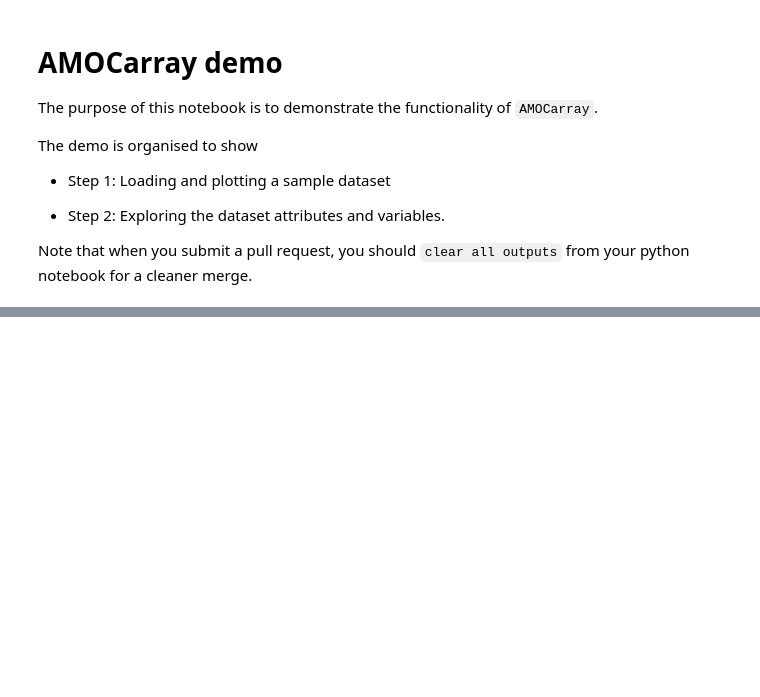
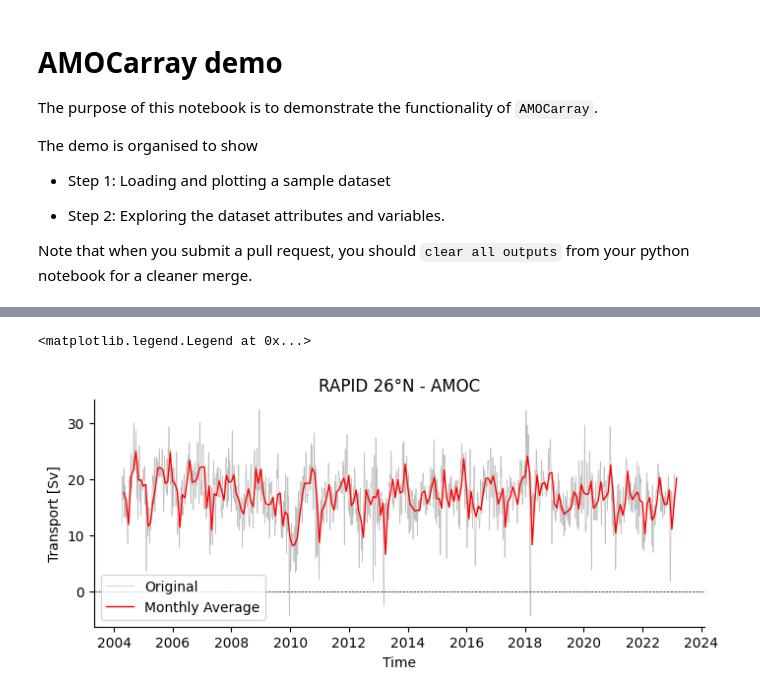
Before and after one commit to eleanorfrajka/MOC-transport, a Jupyter notebook: notebooks/demo.ipynb, the cells around one changed output, grey strips where cells are left out. Cells and saved outputs as stored; diff of their text form; code cells hidden in the pictures; blank space fills up the shorter version.

```diff
--- a/notebooks/demo.ipynb
+++ b/notebooks/demo.ipynb
@@ -34,27 +53,30 @@ plotters.show_contents(ds)
 # %%
 import matplotlib.pyplot as plt
 
 # Resample the dataset to monthly averages
-ds_monthly = ds.resample(time='M').mean()
+ds_monthly = ds.resample(time='ME').mean()
 
 # Initialize the figure and axes with a specific figure size
 fig, axes = plt.subplots(figsize=(8, 3))
 
 # Plot the original dataset in thin grey
-ds['moc_mar_hc10'].plot(ax=axes, color='grey', alpha=0.5, linewidth=0.5, label='Original')
+plt.plot(ds['time'], ds['moc_mar_hc10'], color='grey', alpha=0.5, linewidth=0.5, label='Original')
 
 # Plot the monthly averaged dataset in thick red
-ds_monthly['moc_mar_hc10'].plot(ax=axes, color='red', linewidth=1, label='Monthly Average')
-axes.axhline(0, color='black', linestyle='--', linewidth=0.5)
+plt.plot(ds_monthly['time'], ds_monthly['moc_mar_hc10'], color='red', linewidth=1, label='Monthly Average')
+
+# Add a horizontal line at y=0
+plt.axhline(0, color='black', linestyle='--', linewidth=0.5)
+
 # Customize the axes
 axes.spines['top'].set_visible(False)
 axes.spines['right'].set_visible(False)
 
 # Add title and labels
-axes.set_title('RAPID 26°N - AMOC')
-axes.set_xlabel('Time')
-axes.set_ylabel('Transport [Sv]')
-axes.legend()
-
-# Show the plot
-plt.show()
+plt.title('RAPID 26°N - AMOC')
+plt.xlabel('Time')
+plt.ylabel('Transport [Sv]')
+plt.legend()
+# %% [output]
+<matplotlib.legend.Legend at 0x...>
+[figure, added]
```
Also changed, not shown: parts of 6 cells of this notebook, 5 other files.
